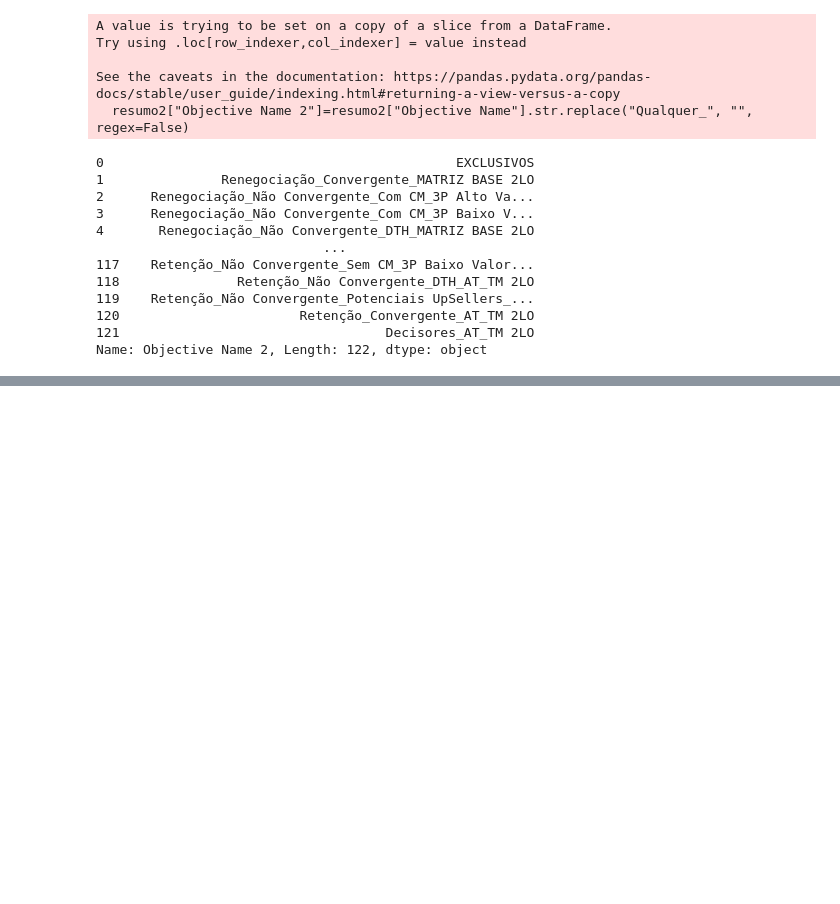
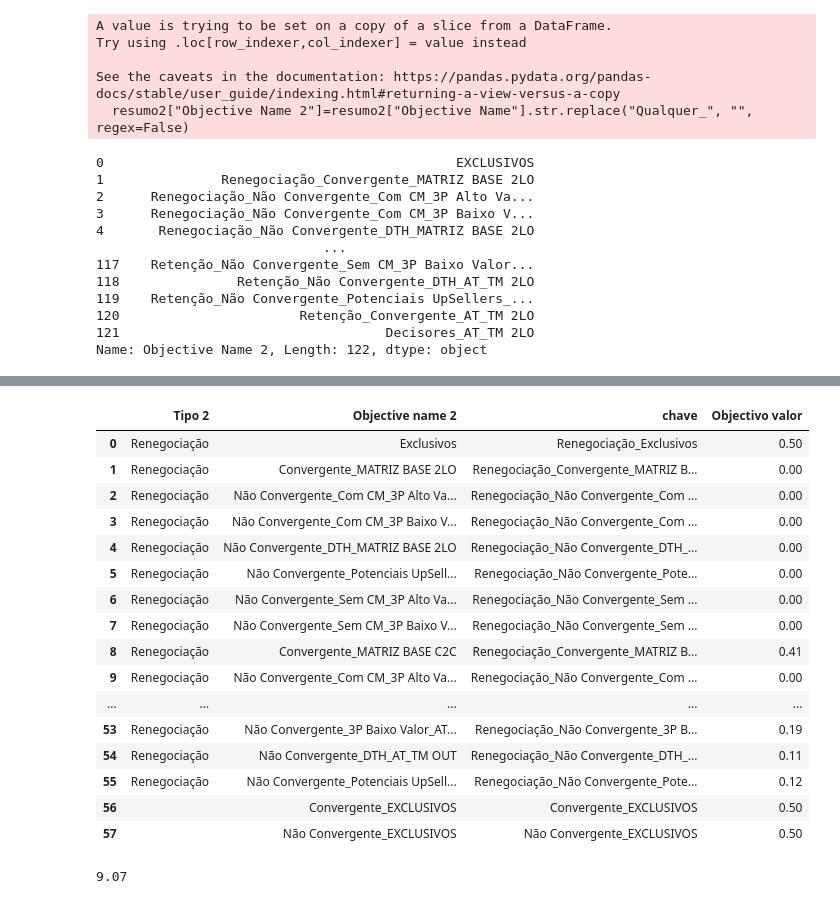
Before and after one commit to josepmatias/nos_reten-ao, a Jupyter notebook: objectivos_reactiva_versão ciclo.ipynb, the cells around one changed output, grey strips where cells are left out. Cells and saved outputs as stored; diff of their text form; code cells hidden in the pictures; blank space fills up the shorter version.

```diff
--- a/objectivos_reactiva_versão ciclo.ipynb
+++ b/objectivos_reactiva_versão ciclo.ipynb
@@ -121,6 +121,10 @@ def chave(db, col1, col2):
   return lista
 
 lista_half2=chave(ciclo_half22, "Tipo 2", "Objective name 2")
+# %%
+#adicionar chave á dataframe "ciclo_half22"
+
+ciclo_half22["chave"]=lista_half2
 # %%
 #ler ficheiro ".resumo templates"
 resumo=pd.read_excel(resumo_nome, sheet_name=nome_folha_objectivo).iloc[:, :6]
@@ -214,0 +232,36 @@ print(len(resumo2.loc[resumo2["Objective Name 2"].str.contains("renegociação",
+# %%
+#preenchimento da coluna "Objectivo valor" com os novos valores do resumo
+def pontuacao(db, db2, lista, str):
+  #ir buscar pontuação à versão resumo
+  for i, j in zip(db.loc[db["Objective Name 2"].isin(lista), "Objective Name 2"], db.loc[db["Objective Name 2"].isin(lista), "Objective\n(Value)"]):
+    #print(j)
+    indice=db2[db2["chave"]==i].index
+    db2.loc[indice, "Objectivo valor"]=j
+
+  valores_exclusivo=db.loc[db["Objective Name 2"]==str,  "Objective\n(Value)"].values[0]
+  db2.loc[db2["Objectivo valor"].isna()==True, "Objectivo valor"]=valores_exclusivo
+  return db2
+
+pontuacao(resumo2, ciclo_half22, lista=lista_half2, str="EXCLUSIVOS")
+# %% [output]
+|  | Tipo 2 | Objective name 2 | chave | Objectivo valor |
+| 0 | Renegociação | Exclusivos | Renegociação_Exclusivos | 0.50 |
+| 1 | Renegociação | Convergente_MATRIZ BASE 2LO | Renegociação_Convergente_MATRIZ B... | 0.00 |
+| 2 | Renegociação | Não Convergente_Com CM_3P Alto Va... | Renegociação_Não Convergente_Com ... | 0.00 |
+| 3 | Renegociação | Não Convergente_Com CM_3P Baixo V... | Renegociação_Não Convergente_Com ... | 0.00 |
+| 4 | Renegociação | Não Convergente_DTH_MATRIZ BASE 2LO | Renegociação_Não Convergente_DTH_... | 0.00 |
+| 5 | Renegociação | Não Convergente_Potenciais UpSell... | Renegociação_Não Convergente_Pote... | 0.00 |
+| 6 | Renegociação | Não Convergente_Sem CM_3P Alto Va... | Renegociação_Não Convergente_Sem ... | 0.00 |
+| 7 | Renegociação | Não Convergente_Sem CM_3P Baixo V... | Renegociação_Não Convergente_Sem ... | 0.00 |
+| 8 | Renegociação | Convergente_MATRIZ BASE C2C | Renegociação_Convergente_MATRIZ B... | 0.41 |
+| 9 | Renegociação | Não Convergente_Com CM_3P Alto Va... | Renegociação_Não Convergente_Com ... | 0.00 |
+| ... | ... | ... | ... | ... |
+| 53 | Renegociação | Não Convergente_3P Baixo Valor_AT... | Renegociação_Não Convergente_3P B... | 0.19 |
+| 54 | Renegociação | Não Convergente_DTH_AT_TM OUT | Renegociação_Não Convergente_DTH_... | 0.11 |
+| 55 | Renegociação | Não Convergente_Potenciais UpSell... | Renegociação_Não Convergente_Pote... | 0.12 |
+| 56 |  | Convergente_EXCLUSIVOS | Convergente_EXCLUSIVOS | 0.50 |
+| 57 |  | Não Convergente_EXCLUSIVOS | Não Convergente_EXCLUSIVOS | 0.50 |
+# %%
+ciclo_half22.iloc[:, 3].sum()
+# %% [output]
+9.07
```
Also changed, not shown: parts of 2 cells of this notebook.
